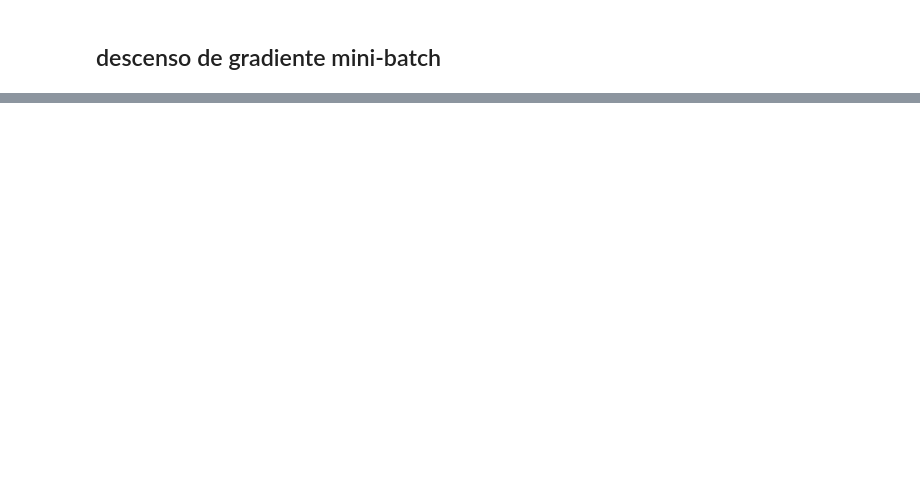
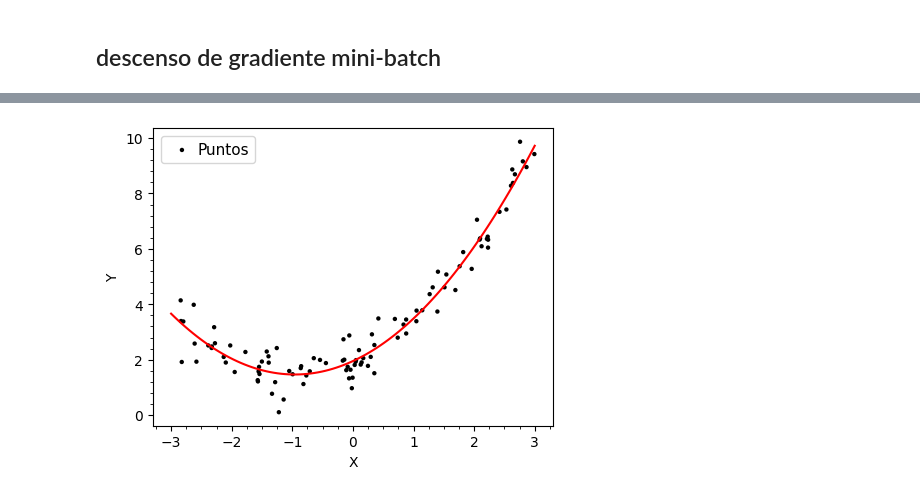
Before and after one commit to iamCristopher/Ciencia-de-datos, a Jupyter notebook: gradeint resent.ipynb, the cells around one changed output, grey strips where cells are left out. Drawn from its saved outputs; the diff is of its cells as text; code cells hidden in the pictures; blank space fills up the shorter version.

```diff
--- a/gradeint resent.ipynb
+++ b/gradeint resent.ipynb
@@ -201,0 +291,20 @@ print(theta)
+# %%
+#grafico
+fig=plt.figure(1,figsize=(5,3.5),dpi=100)
+fig.subplots_adjust(left=0.15,bottom=0.12,right=0.95,top=0.97,hspace=0.24,wspace=0.20)
+ax1=fig.add_subplot(111)
+ax1.set_xlabel("X")
+ax1.set_ylabel("Y")
+
+ax1.scatter(x,y,marker=".",fc="black",ec="none",s=40,label="Puntos")
+xv=np.linspace(-3,3,100)
+yv= theta[0]+ theta[1] * xv + theta[2]* xv**2
+
+
+ax1.plot(xv,yv,color="red")
+ax1.xaxis.set_minor_locator(AutoMinorLocator(4))
+ax1.yaxis.set_minor_locator(AutoMinorLocator(5))
+ax1.legend(loc=2,scatterpoints=1,handletextpad=0.001,fontsize=11)
+plt.show()
+# %% [output]
+[figure, added]
```
Also changed, not shown: parts of 11 cells of this notebook.
